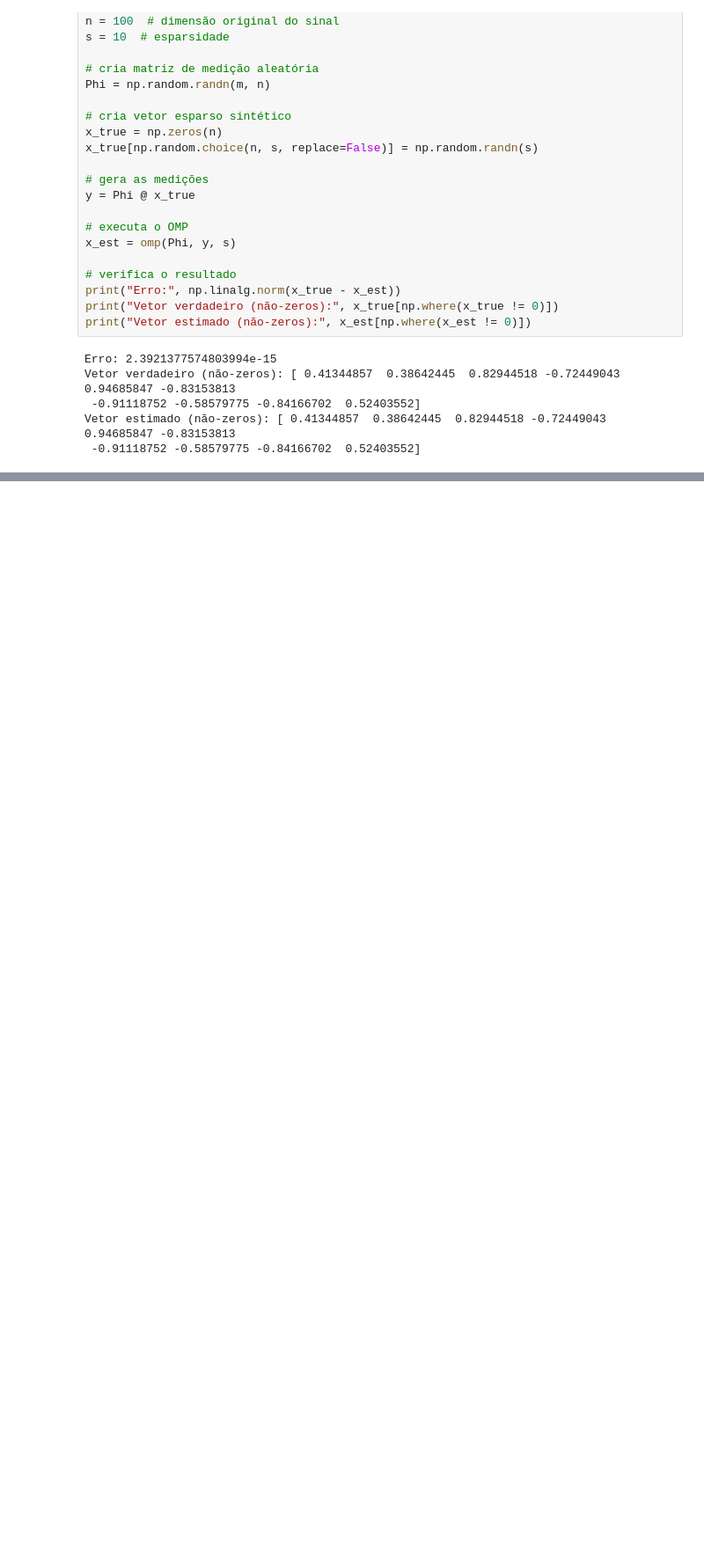
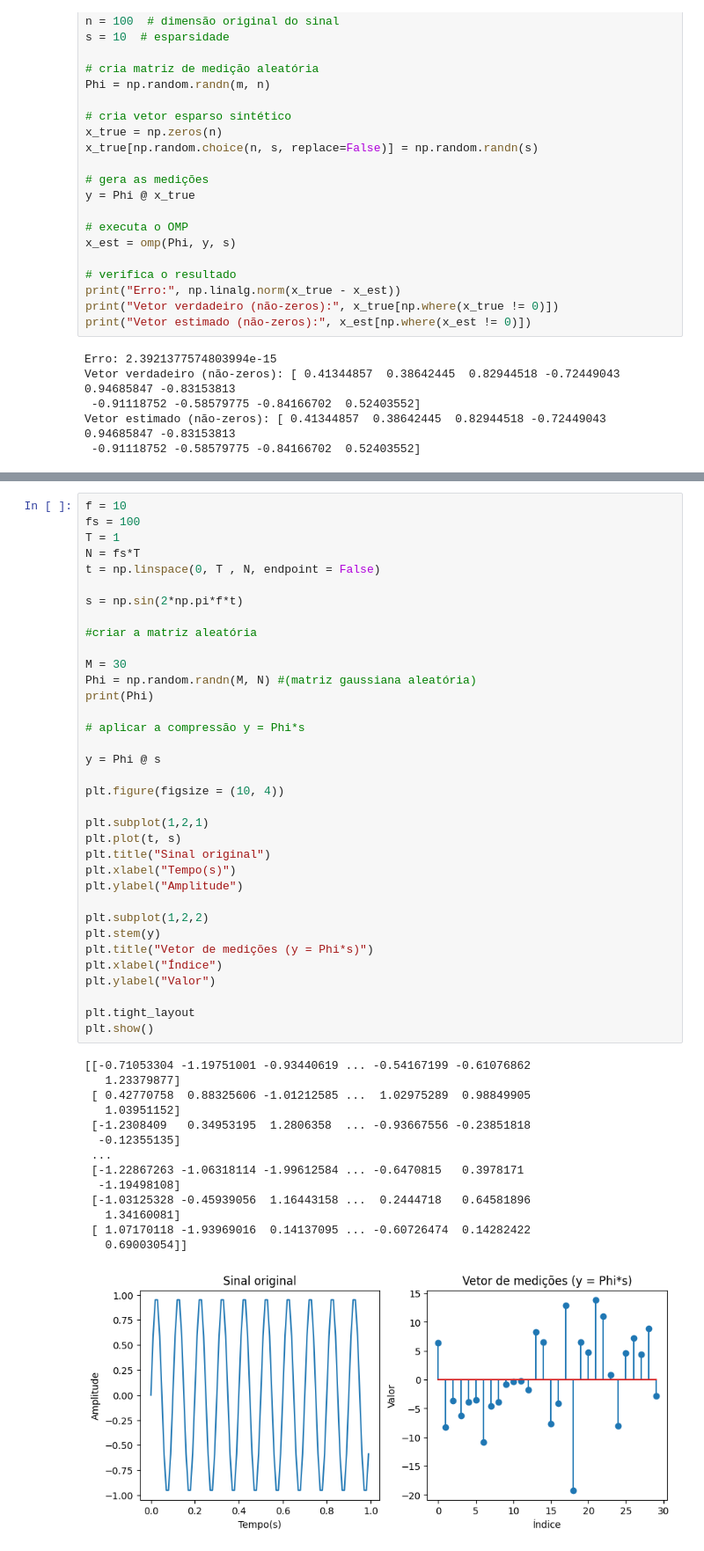
Before and after one commit to augusto-bonifacio001/augusto-bonifacio001, a Jupyter notebook: omp_estudando.ipynb, the cells around one changed output, grey strips where cells are left out. Shown at 88% size. Cells and saved outputs as stored; diff of their text form; blank space fills up the shorter version.

```diff
--- a/omp_estudando.ipynb
+++ b/omp_estudando.ipynb
@@ -162,0 +166,50 @@ Vetor estimado (não-zeros): [ 0.41344857  0.38642445  0.82944518 -0.72449043  0
+# %%
+f = 10
+fs = 100
+T = 1
+N = fs*T
+t = np.linspace(0, T , N, endpoint = False)
+
+s = np.sin(2*np.pi*f*t)
+
+#criar a matriz aleatória
+
+M = 30
+Phi = np.random.randn(M, N) #(matriz gaussiana aleatória)
+print(Phi)
+
+# aplicar a compressão y = Phi*s
+
+y = Phi @ s
+
+plt.figure(figsize = (10, 4))
+
+plt.subplot(1,2,1)
+plt.plot(t, s)
+plt.title("Sinal original")
+plt.xlabel("Tempo(s)")
+plt.ylabel("Amplitude")
+
+plt.subplot(1,2,2)
+plt.stem(y)
+plt.title("Vetor de medições (y = Phi*s)")
+plt.xlabel("Índice")
+plt.ylabel("Valor")
+
+plt.tight_layout
+plt.show()
+# %% [output]
+[[-0.71053304 -1.19751001 -0.93440619 ... -0.54167199 -0.61076862
+   1.23379877]
+ [ 0.42770758  0.88325606 -1.01212585 ...  1.02975289  0.98849905
+   1.03951152]
+ [-1.2308409   0.34953195  1.2806358  ... -0.93667556 -0.23851818
+  -0.12355135]
+ ...
+ [-1.22867263 -1.06318114 -1.99612584 ... -0.6470815   0.3978171
+  -1.19498108]
+ [-1.03125328 -0.45939056  1.16443158 ...  0.2444718   0.64581896
+   1.34160081]
+ [ 1.07170118 -1.93969016  0.14137095 ... -0.60726474  0.14282422
+   0.69003054]]
+[figure, added]
```
Also changed, not shown: parts of 2 cells of this notebook.
